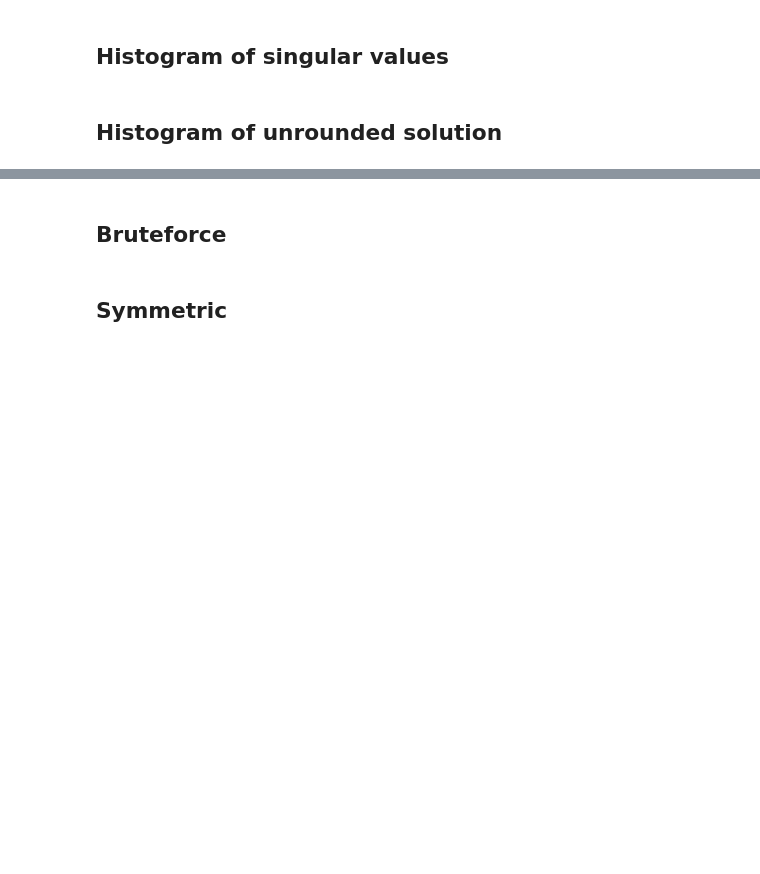
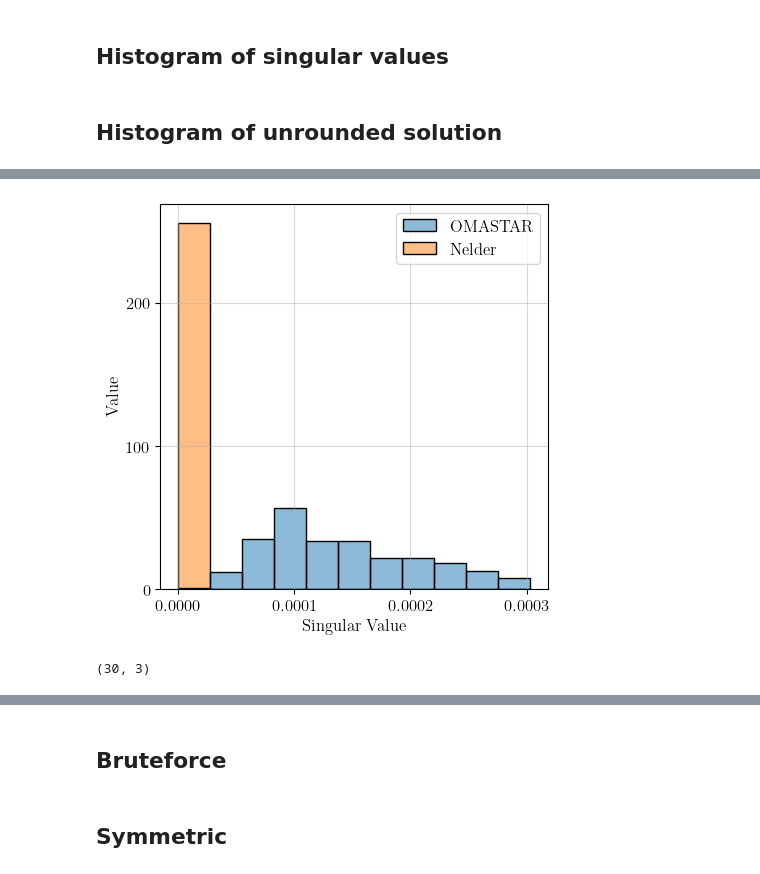
Before and after one commit to HeartLab-McMaster/MagnetOptimization, a Jupyter notebook: main.ipynb, the cells around one changed output, grey strips where cells are left out. Cells and saved outputs as stored; diff of their text form; code cells hidden in the pictures; blank space fills up the shorter version.

```diff
--- a/main.ipynb
+++ b/main.ipynb
@@ -341,0 +352,13 @@ plt.show()
+# %%
+def greedy_cost(j):
+  lambda_mins = []
+  for ang in g_angles:
+    p, r = S[j]
+    dm = r.dot([- np.sin(ang), np.cos(ang), 0])
+    J = np.concatenate([Jb(p, dm)/Bmax, Jf(p, dm)/Fmax])
+    lambda_mins.append(np.linalg.svd(np.outer(J, J), compute_uv=False)[0])
+  return min(lambda_mins)
+# %%
+def get_greedy_inds():
+  all_cost = np.array([greedy_cost(j) for j in range(m)])
+  return np.argsort(all_cost)[-K:]
@@ -341,0 +382,18 @@ plt.show()
+# %%
+fig = plt.figure(figsize=(5, 5))
+my_pal = {"0": "goldenrod", "K=6": "cornflowerblue", "Brute Force":"gray", "K=8":"indianred"}
+ax = sns.histplot({"OMASTAR": singular_values, "Nelder": singular_values_greedy})
+ax.set(xlabel='Singular Value', ylabel='Value')
+ax.grid(True, alpha=0.5, zorder=0)
+ax.locator_params(axis='x', nbins=4)
+ax.locator_params(axis='y', nbins=3)
+#change font color on labels
+ax.set_xlabel(ax.get_xlabel(), color="black")
+ax.set_ylabel(ax.get_ylabel(), color="black")
+# plt.show()
+# ax.set_rasterized(True)
+# plt.savefig('k6k8.eps', format='eps')
+plt.savefig("k6k8.pdf",bbox_inches='tight')
+# plt.savefig('k6k8.png', format='png')
+# %% [output]
+[figure, added]
@@ -341,0 +424,4 @@ plt.show()
+# %%
+df.shape
+# %% [output]
+(30, 3)
```
Also changed, not shown: parts of 42 cells of this notebook.
